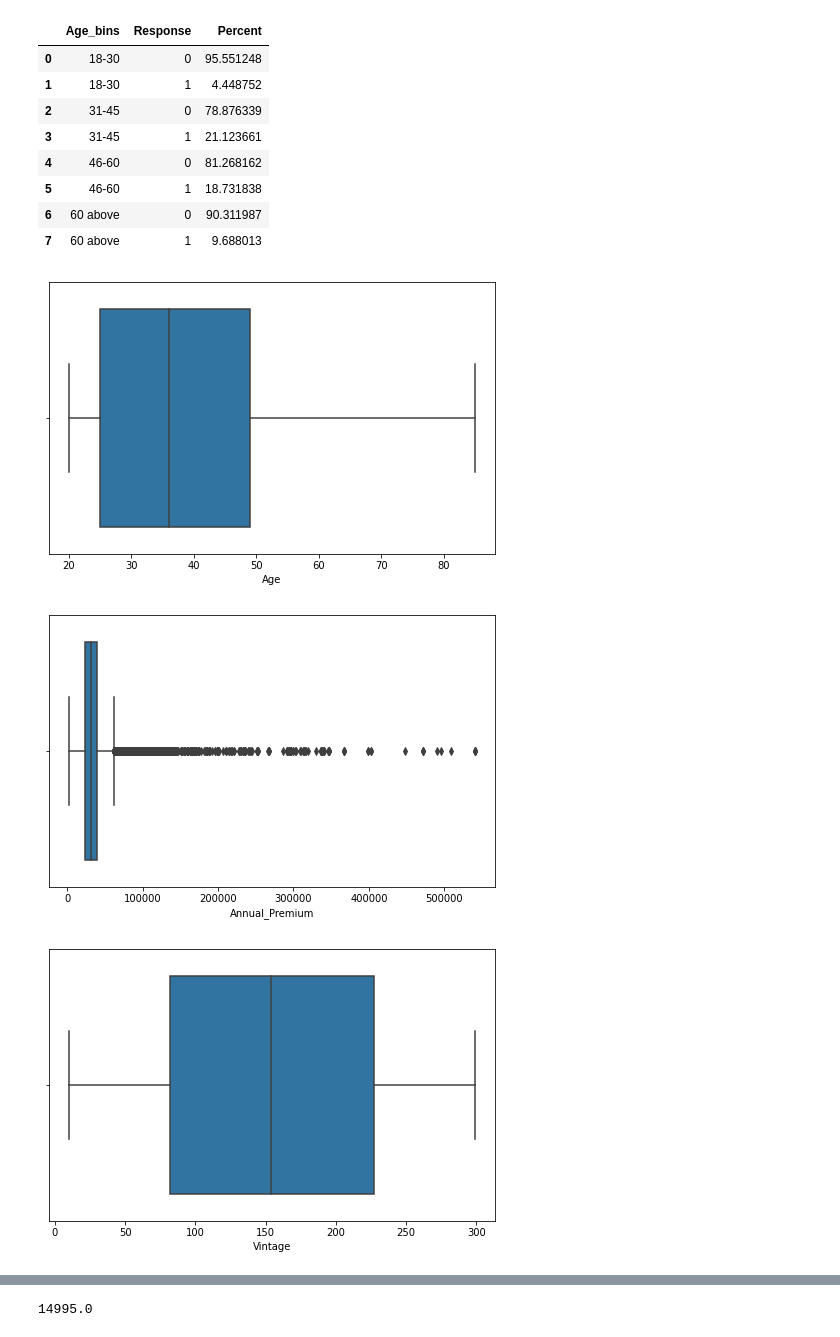
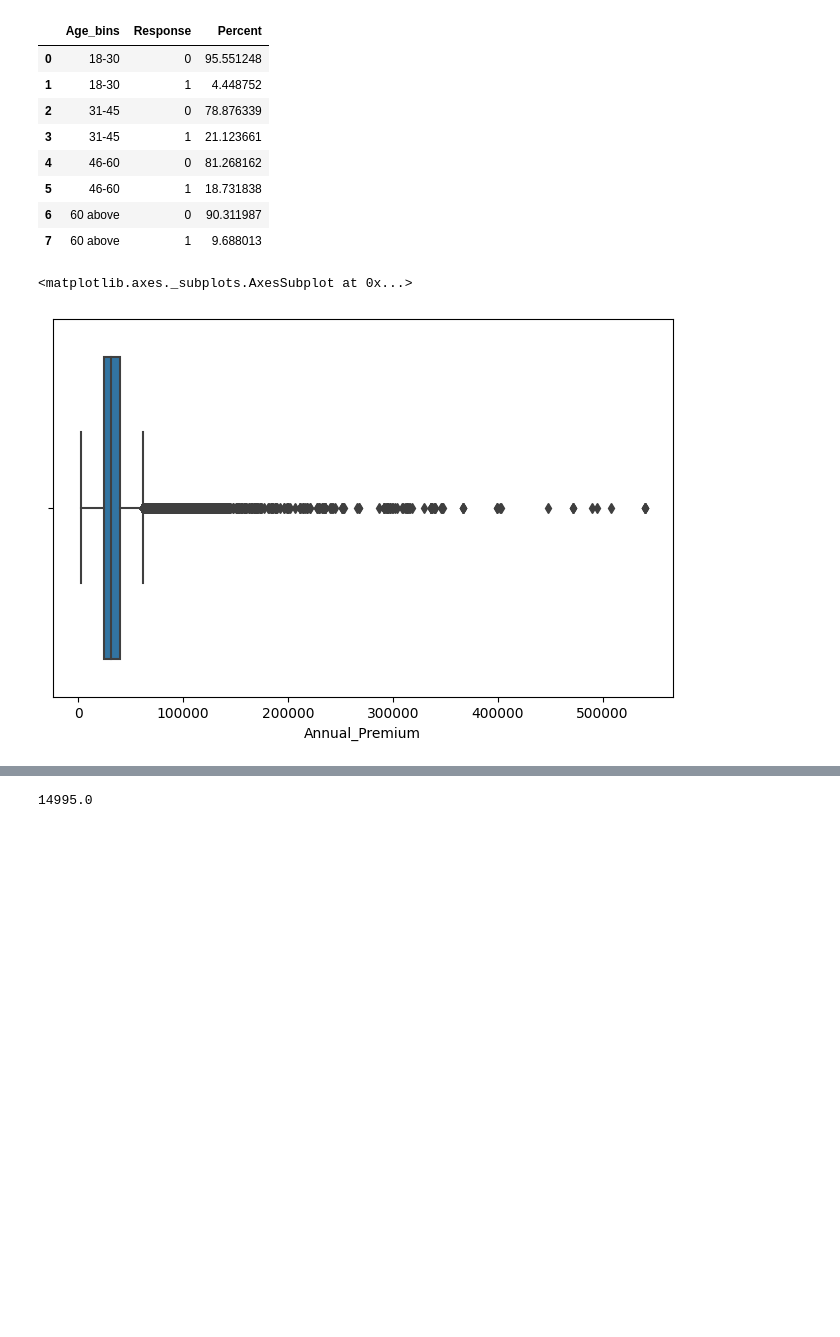
Before and after one commit to Saif-Khan435/Health-Insurance-Cross-Sell-Prediction, a Jupyter notebook: Mohammed_Saif_Khan_HEALTH_INSURANCE_CROSS_SELL_PREDICTION.ipynb, the cells around one changed output, grey strips where cells are left out. Saved outputs shown, nothing was run; the diff lists cells and outputs as text; code cells hidden in the pictures; blank space fills up the shorter version.

```diff
--- a/Mohammed_Saif_Khan_HEALTH_INSURANCE_CROSS_SELL_PREDICTION.ipynb
+++ b/Mohammed_Saif_Khan_HEALTH_INSURANCE_CROSS_SELL_PREDICTION.ipynb
@@ -422,9 +445,5 @@ vari = ['Age', 'Annual_Premium', 'Vintage']
-# %%
-for var in vari:
-  fig = plt.figure(figsize=(8, 5))
-  ax = fig.gca()
-  sns.boxplot(df[var])
-# %% [output]
-[figure, removed]
-[figure, removed]
-[figure, removed]
+# %%
+sns.boxplot(df.Annual_Premium)
+# %% [output]
+<matplotlib.axes._subplots.AxesSubplot at 0x...>
+[figure, added]
```
Also changed, not shown: parts of 34 cells of this notebook.
